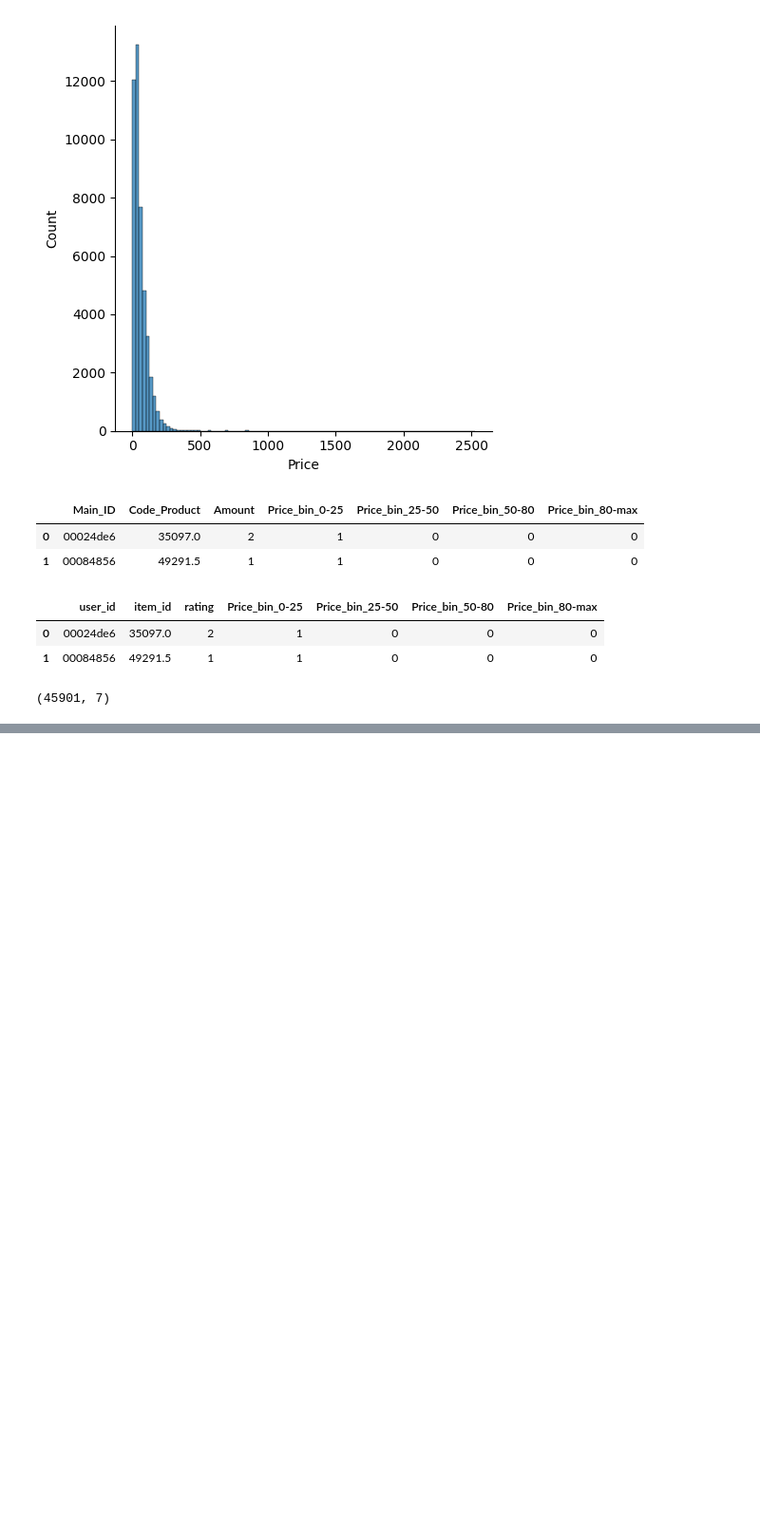
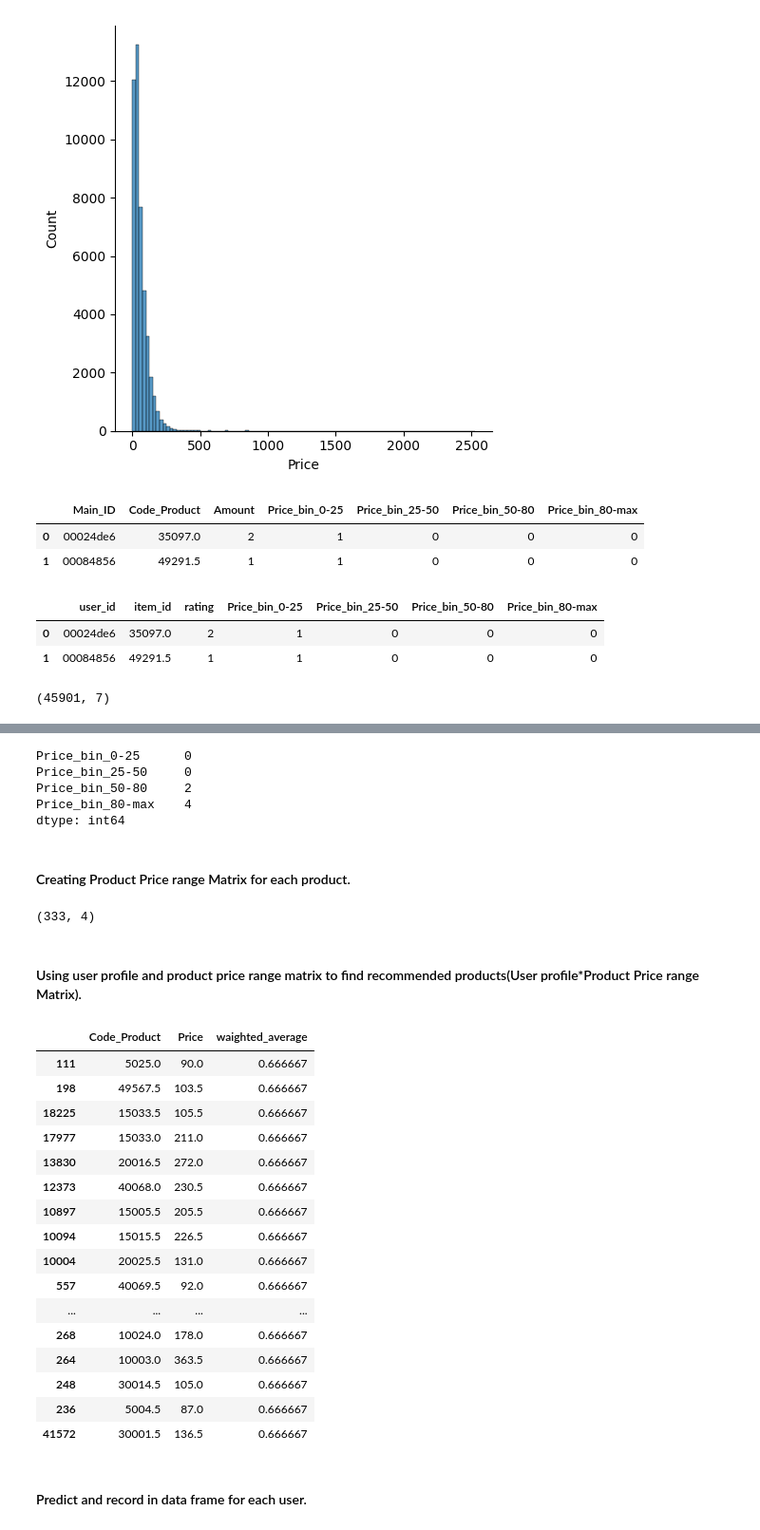
Before and after one commit to Folongton/Recommendation_Engine, a Jupyter notebook: Recommendation_System.ipynb, the cells around one changed output, grey strips where cells are left out. Shown: that part at 95% size. Saved outputs shown, nothing was run; the diff lists cells and outputs as text; code cells hidden in the pictures; blank space fills up the shorter version.

```diff
--- a/Recommendation_System.ipynb
+++ b/Recommendation_System.ipynb
@@ -235,0 +266,3 @@ df_simple_rep_w_price.shape
+# %%
+userItemTable = df_SRWP_ready.loc[('00d8d615')].copy(deep=True)
+userItemTable
@@ -235,0 +277,51 @@ df_simple_rep_w_price.shape
+# %%
+userPriceBinColumns = [col for col in userItemTable.columns if 'Price_bin' in col]
+userProfile = userItemTable[userPriceBinColumns].transpose().dot(userItemTable['rating'])
+userProfile
+# %% [output]
+Price_bin_0-25      0
+Price_bin_25-50     0
+Price_bin_50-80     2
+Price_bin_80-max    4
+dtype: int64
+# %% [markdown]
+#### Creating Product Price range Matrix for each product.
+# %%
+# drop user_id index and rating column
+df_SRWP_ready = df_SRWP_ready.reset_index().drop(columns=['user_id','rating'])
+df_SRWP_ready = df_SRWP_ready.drop_duplicates(subset=['item_id'])
+df_SRWP_ready = df_SRWP_ready.set_index('item_id')
+# %%
+df_SRWP_ready.shape
+# %% [output]
+(333, 4)
+# %% [markdown]
+#### Using user profile and product price range matrix to find recommended products(User profile*Product Price range Matrix).
+# %%
+#Multiply the price bins by the weights and then take the weighted average
+recommendationTable_df = ((df_SRWP_ready[userPriceBinColumns]*userProfile).sum(axis=1))/(userProfile.sum()) # divide by sum of weights creates weighted average
+recommendationTable_df = recommendationTable_df.sort_values(ascending=False)
+# %%
+rec_full_df = df.drop_duplicates(subset=['Code_Product']).loc[df['Code_Product'].isin(recommendationTable_df.head(20).keys())].drop(columns=['Main_ID','Amount'])
+rec_full_df['waighted_average'] = rec_full_df['Code_Product'].map(recommendationTable_df)
+rec_full_df.sort_values(by='waighted_average', ascending=False)
+# %% [output]
+|  | Code_Product | Price | waighted_average |
+| 111 | 5025.0 | 90.0 | 0.666667 |
+| 198 | 49567.5 | 103.5 | 0.666667 |
+| 18225 | 15033.5 | 105.5 | 0.666667 |
+| 17977 | 15033.0 | 211.0 | 0.666667 |
+| 13830 | 20016.5 | 272.0 | 0.666667 |
+| 12373 | 40068.0 | 230.5 | 0.666667 |
+| 10897 | 15005.5 | 205.5 | 0.666667 |
+| 10094 | 15015.5 | 226.5 | 0.666667 |
+| 10004 | 20025.5 | 131.0 | 0.666667 |
+| 557 | 40069.5 | 92.0 | 0.666667 |
+| ... | ... | ... | ... |
+| 268 | 10024.0 | 178.0 | 0.666667 |
+| 264 | 10003.0 | 363.5 | 0.666667 |
+| 248 | 30014.5 | 105.0 | 0.666667 |
+| 236 | 5004.5 | 87.0 | 0.666667 |
+| 41572 | 30001.5 | 136.5 | 0.666667 |
+# %% [markdown]
+#### Predict and record in data frame for each user.
```
Also changed, not shown: parts of 12 cells of this notebook.
